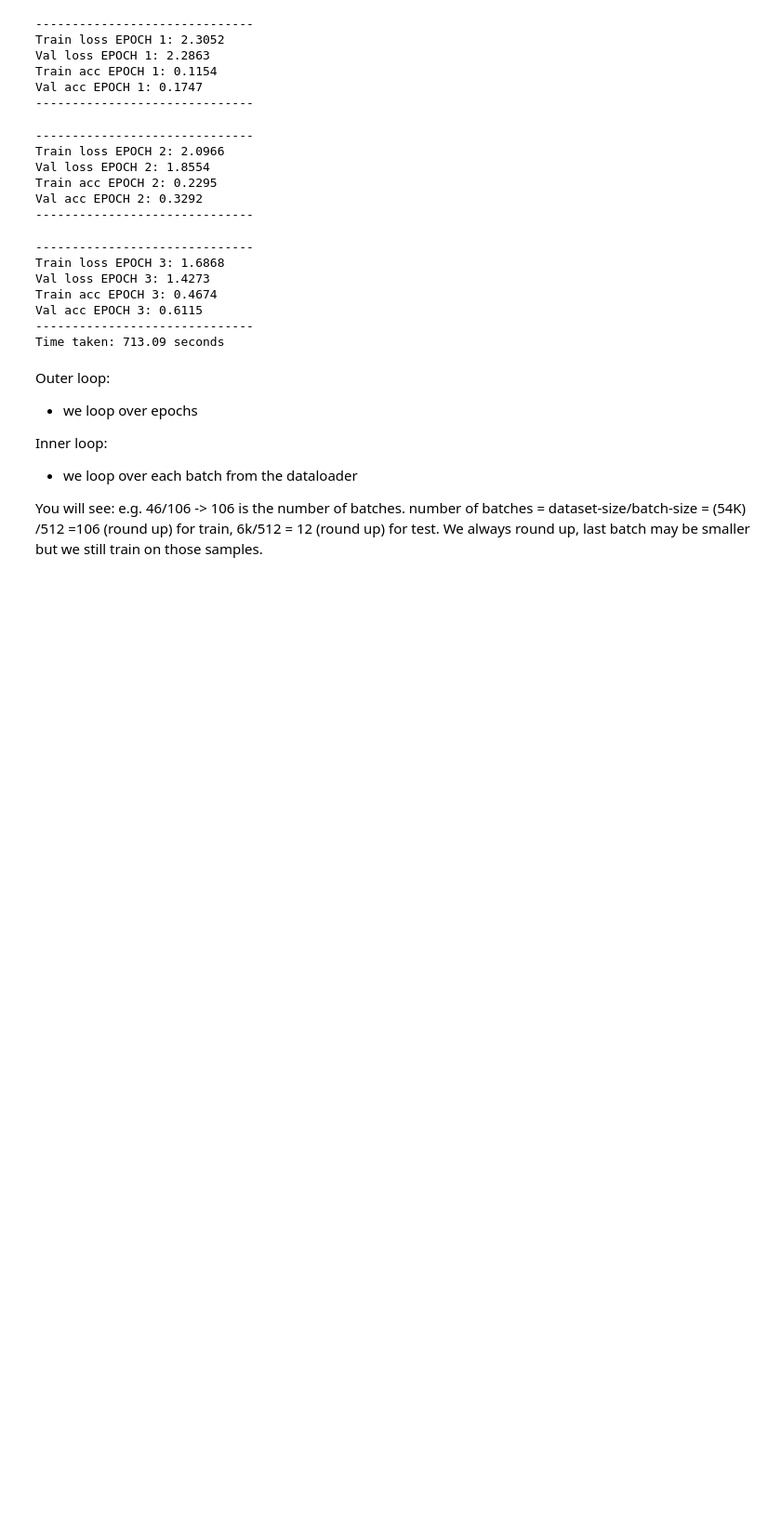
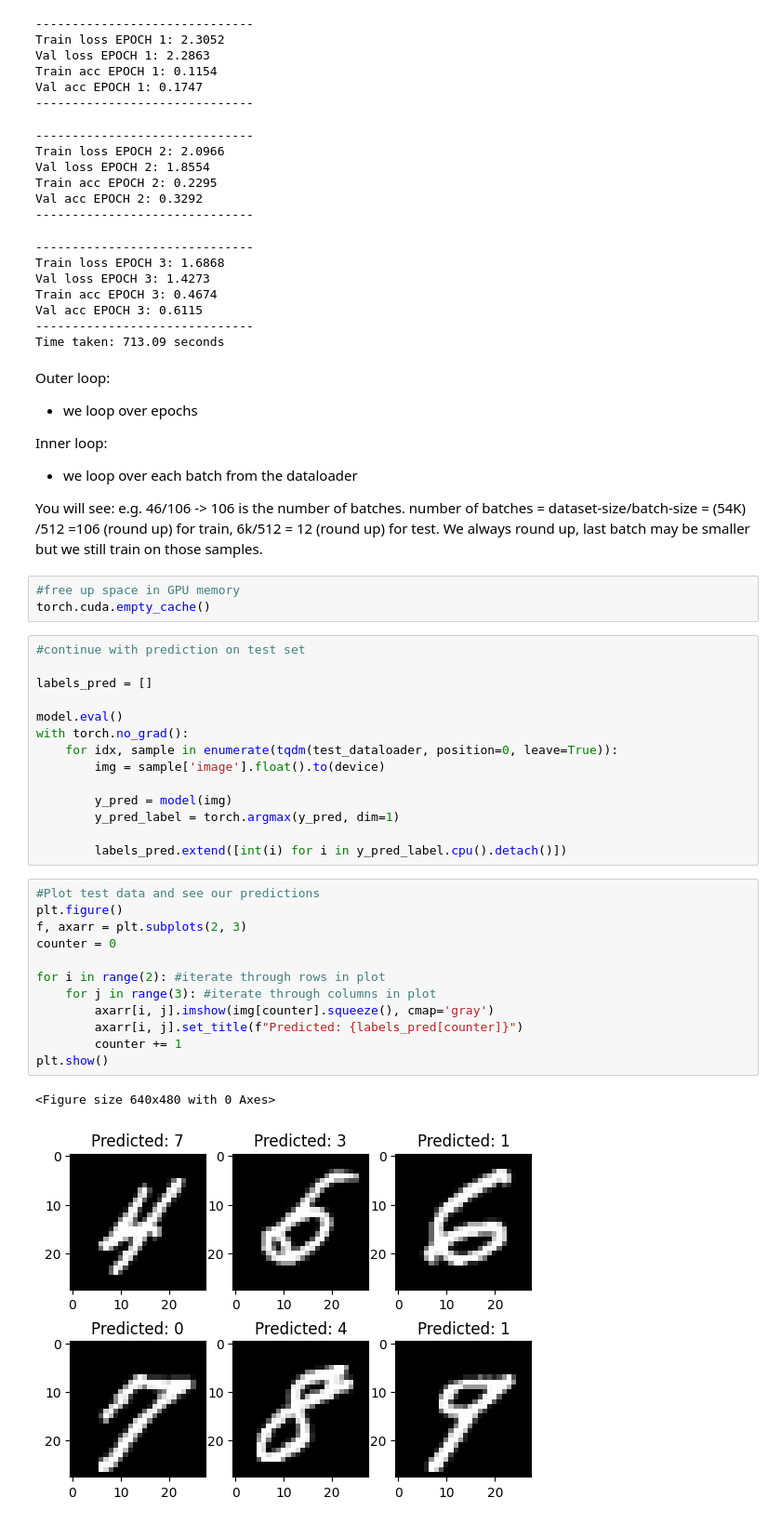
Before and after one commit to k0r1g/vision-transformer, a Jupyter notebook: vit.ipynb, the cells around one changed output. Shown at 93% size. Cells and saved outputs as stored; diff of their text form; blank space fills up the shorter version.

Commit message:
predictions made, results bad, train for longer

```diff
--- a/vit.ipynb
+++ b/vit.ipynb
@@ -673,3 +673,35 @@ Inner loop:
 
 
 You will see: e.g. 46/106 -> 106 is the number of batches. number of batches = dataset-size/batch-size = (54K) /512 =106 (round up) for train, 6k/512 = 12 (round up) for test. We always round up, last batch may be smaller but we still train on those samples.
+# %%
+#free up space in GPU memory
+torch.cuda.empty_cache()
+# %%
+#continue with prediction on test set
+
+labels_pred = []
+
+model.eval()
+with torch.no_grad():
+    for idx, sample in enumerate(tqdm(test_dataloader, position=0, leave=True)):
+        img = sample['image'].float().to(device)
+
+        y_pred = model(img)
+        y_pred_label = torch.argmax(y_pred, dim=1)
+
+        labels_pred.extend([int(i) for i in y_pred_label.cpu().detach()])
+# %%
+#Plot test data and see our predictions
+plt.figure()
+f, axarr = plt.subplots(2, 3)
+counter = 0
+
+for i in range(2): #iterate through rows in plot
+    for j in range(3): #iterate through columns in plot
+        axarr[i, j].imshow(img[counter].squeeze(), cmap='gray')
+        axarr[i, j].set_title(f"Predicted: {labels_pred[counter]}")
+        counter += 1
+plt.show()
+# %% [output]
+<Figure size 640x480 with 0 Axes>
+[figure, added]
```
